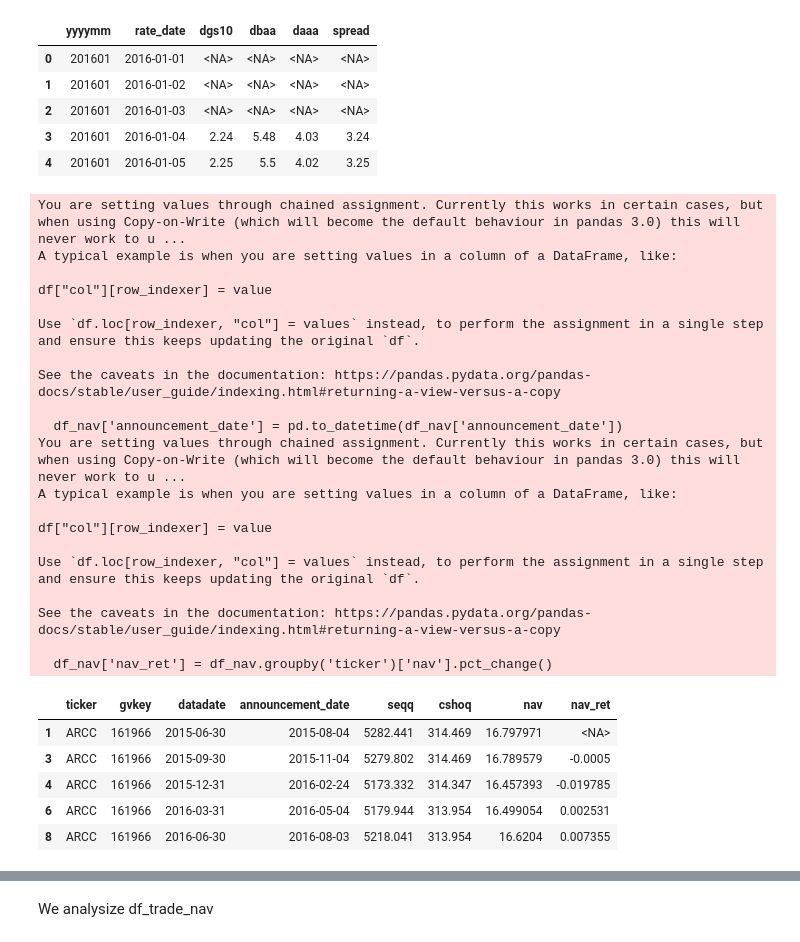
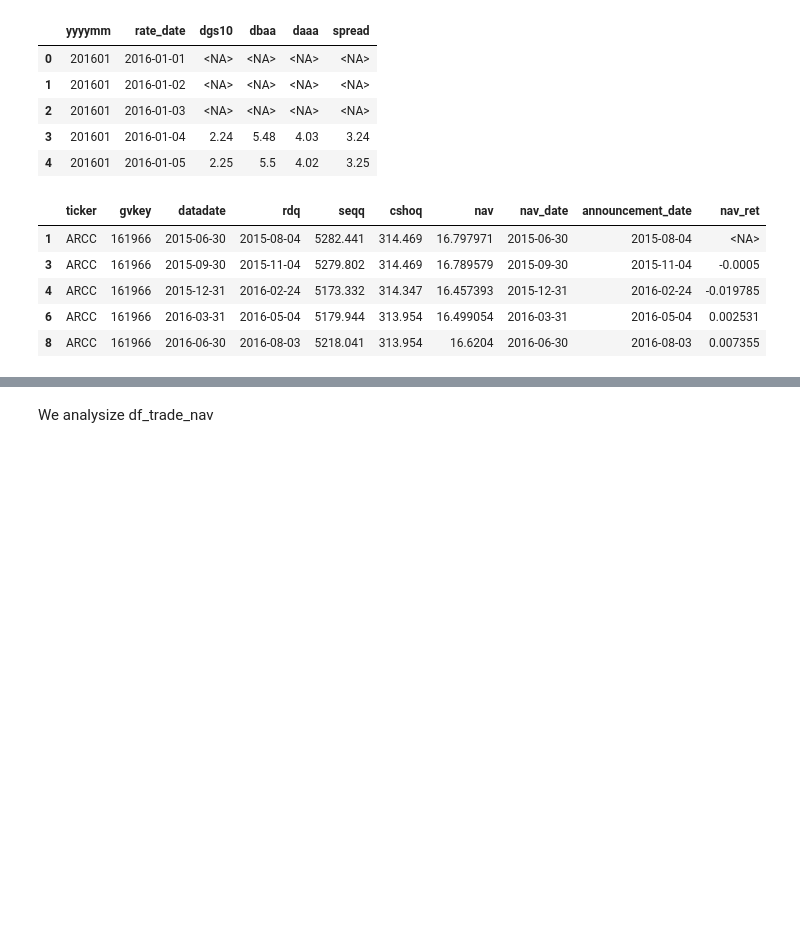
Before and after one commit to aj-zhimire/finance, a Jupyter notebook: 0_create_dataset_wrds.ipynb, the cells around one changed output, grey strips where cells are left out. Saved outputs shown, nothing was run; the diff lists cells and outputs as text; code cells hidden in the pictures; blank space fills up the shorter version.

```diff
--- a/BDC Sensitivity.ipynb
+++ b/0_create_dataset_wrds.ipynb
@@ -156,71 +142,50 @@ df_rate_daily.head()
 | 3 | 201601 | 2016-01-04 | 2.24 | 5.48 | 4.03 | 3.24 |
 | 4 | 201601 | 2016-01-05 | 2.25 | 5.5 | 4.02 | 3.25 |
 # %%
-# df nav
+# 5. df nav (quarterly) calculate nav_ret
 
 query = """SELECT
 tic as ticker,
     gvkey,
     datadate,
-    rdq as announcement_date,
+    rdq,
     seqq,
     cshoq,
     (seqq / cshoq) AS nav
 FROM comp.fundq
 WHERE tic in  ('MAIN', 'ARCC')
 AND datadate >= '2015-06-01'
 ORDER BY datadate;"""
 
-df_nav =db.raw_sql(query)
+df_nav = db.raw_sql(query).copy()
+df_nav.loc[:,"nav_date"] = pd.to_datetime(df_nav["datadate"], errors="coerce")
+df_nav.loc[:,"announcement_date"] = pd.to_datetime(df_nav["rdq"], errors="coerce")
 
 # compute nav change
-
-# Convert date
-df_nav['announcement_date'] = pd.to_datetime(df_nav['announcement_date'])
 
 # --------------------------------------------------
 # 1) Sort properly (CRITICAL)
 # --------------------------------------------------
 df_nav = df_nav.sort_values(['ticker', 'announcement_date'])
 
 # --------------------------------------------------
 # 2) Compute NAV pct change
 # --------------------------------------------------
-df_nav['nav_ret'] = df_nav.groupby('ticker')['nav'].pct_change()
+df_nav.loc[:, 'nav_ret'] = df_nav.groupby('ticker')['nav'].pct_change()
 
 # --------------------------------------------------
 # 3) Inspect
 # --------------------------------------------------
-df_nav[['ticker','announcement_date','nav','nav_ret']].head(15)
+df_nav[['ticker','announcement_date','nav','nav_ret']]
 
 df_nav.head()
 # %% [output]
-You are setting values through chained assignment. Currently this works in certain cases, but when using Copy-on-Write (which will become the default behaviour in pandas 3.0) this will never work to u ...
-A typical example is when you are setting values in a column of a DataFrame, like:
-
-df["col"][row_indexer] = value
-
-Use `df.loc[row_indexer, "col"] = values` instead, to perform the assignment in a single step and ensure this keeps updating the original `df`.
-
-See the caveats in the documentation: https://pandas.pydata.org/pandas-docs/stable/user_guide/indexing.html#returning-a-view-versus-a-copy
-
-  df_nav['announcement_date'] = pd.to_datetime(df_nav['announcement_date'])
-You are setting values through chained assignment. Currently this works in certain cases, but when using Copy-on-Write (which will become the default behaviour in pandas 3.0) this will never work to u ...
-A typical example is when you are setting values in a column of a DataFrame, like:
-
-df["col"][row_indexer] = value
-
-Use `df.loc[row_indexer, "col"] = values` instead, to perform the assignment in a single step and ensure this keeps updating the original `df`.
-
-See the caveats in the documentation: https://pandas.pydata.org/pandas-docs/stable/user_guide/indexing.html#returning-a-view-versus-a-copy
-
-  df_nav['nav_ret'] = df_nav.groupby('ticker')['nav'].pct_change()
-|  | ticker | gvkey | datadate | announcement_date | seqq | cshoq | nav | nav_ret |
-| 1 | ARCC | 161966 | 2015-06-30 | 2015-08-04 | 5282.441 | 314.469 | 16.797971 | <NA> |
-| 3 | ARCC | 161966 | 2015-09-30 | 2015-11-04 | 5279.802 | 314.469 | 16.789579 | -0.0005 |
-| 4 | ARCC | 161966 | 2015-12-31 | 2016-02-24 | 5173.332 | 314.347 | 16.457393 | -0.019785 |
-| 6 | ARCC | 161966 | 2016-03-31 | 2016-05-04 | 5179.944 | 313.954 | 16.499054 | 0.002531 |
-| 8 | ARCC | 161966 | 2016-06-30 | 2016-08-03 | 5218.041 | 313.954 | 16.6204 | 0.007355 |
+|  | ticker | gvkey | datadate | rdq | seqq | cshoq | nav | nav_date | announcement_date | nav_ret |
+| 1 | ARCC | 161966 | 2015-06-30 | 2015-08-04 | 5282.441 | 314.469 | 16.797971 | 2015-06-30 | 2015-08-04 | <NA> |
+| 3 | ARCC | 161966 | 2015-09-30 | 2015-11-04 | 5279.802 | 314.469 | 16.789579 | 2015-09-30 | 2015-11-04 | -0.0005 |
+| 4 | ARCC | 161966 | 2015-12-31 | 2016-02-24 | 5173.332 | 314.347 | 16.457393 | 2015-12-31 | 2016-02-24 | -0.019785 |
+| 6 | ARCC | 161966 | 2016-03-31 | 2016-05-04 | 5179.944 | 313.954 | 16.499054 | 2016-03-31 | 2016-05-04 | 0.002531 |
+| 8 | ARCC | 161966 | 2016-06-30 | 2016-08-03 | 5218.041 | 313.954 | 16.6204 | 2016-06-30 | 2016-08-03 | 0.007355 |
 # %%
 # convert date string to datetime
 
```
Also changed, not shown: parts of 19 cells of this notebook, 13 other files.
